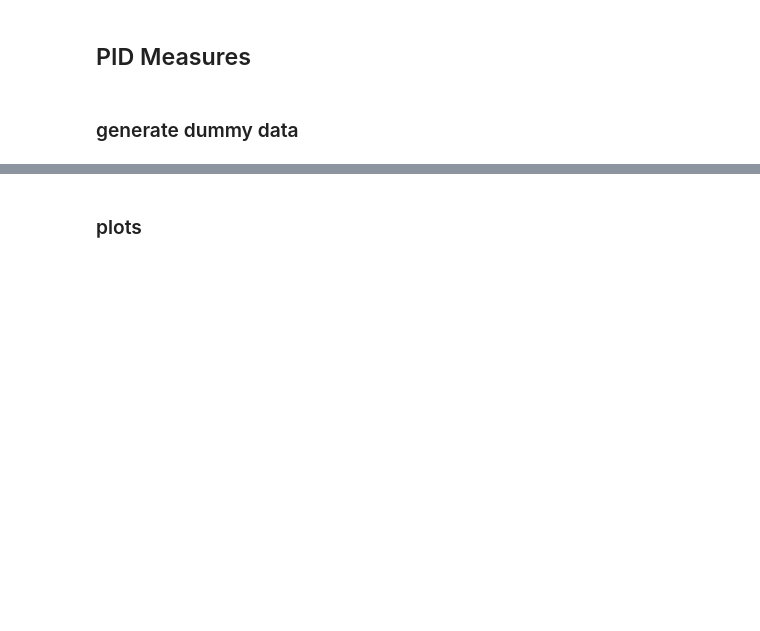
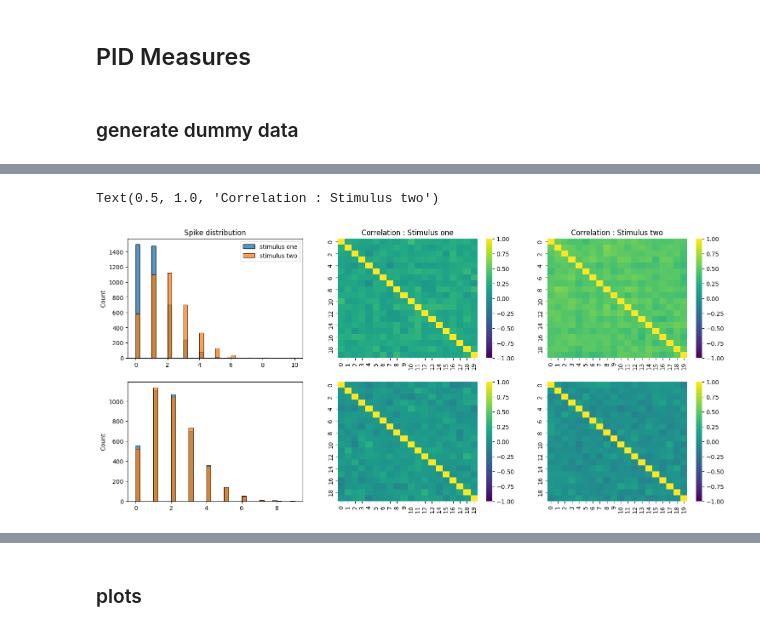
Before and after one commit to debottamKundu/ibl-partial-info-decomp, a Jupyter notebook: notebooks/test_info_functions.ipynb, the cells around one changed output, grey strips where cells are left out. Saved outputs shown, nothing was run; the diff lists cells and outputs as text; code cells hidden in the pictures; blank space fills up the shorter version.

```diff
--- a/notebooks/test_info_functions.ipynb
+++ b/notebooks/test_info_functions.ipynb
@@ -358,3 +356,50 @@ case_two = np.hstack([r1_casetwo_over_time, r2_casetwo_over_time])
+# %%
+fig, ax = plt.subplots(ncols=3, figsize=(18, 8), nrows=2)
+
+sns.histplot(
+    r1_caseone_over_time.reshape(
+        -1,
+    ),
+    ax=ax[0, 0],
+    label="stimulus one",
+)
+sns.histplot(
+    r1_casetwo_over_time.reshape(
+        -1,
+    ),
+    ax=ax[0, 0],
+    label="stimulus two",
+)
+sns.heatmap(np.corrcoef(r1_caseone_over_time), ax=ax[0, 1], cmap="viridis", vmax=1, vmin=-1)
+sns.heatmap(np.corrcoef(r1_casetwo_over_time), ax=ax[0, 2], cmap="viridis", vmax=1, vmin=-1)
+
+
+sns.histplot(
+    r2_caseone_over_time.reshape(
+        -1,
+    ),
+    ax=ax[1, 0],
+    label="stimulus one",
+)
+
+sns.histplot(
+    r2_casetwo_over_time.reshape(
+        -1,
+    ),
+    ax=ax[1, 0],
+    label="stimulus two",
+)
+
+sns.heatmap(np.corrcoef(r2_caseone_over_time), ax=ax[1, 1], cmap="viridis", vmax=1, vmin=-1)
+sns.heatmap(np.corrcoef(r2_casetwo_over_time), ax=ax[1, 2], cmap="viridis", vmax=1, vmin=-1)
+
+ax[0, 0].legend()
+ax[0, 0].set_title("Spike distribution")
+ax[0, 1].set_title("Correlation : Stimulus one")
+ax[0, 2].set_title("Correlation : Stimulus two")
+# %% [output]
+Text(0.5, 1.0, 'Correlation : Stimulus two')
+[figure, added]
 # %%
 # now if we want to compute pid; then what
 # generate pairs
```
Also changed, not shown: parts of 10 cells of this notebook, 4 other files.
